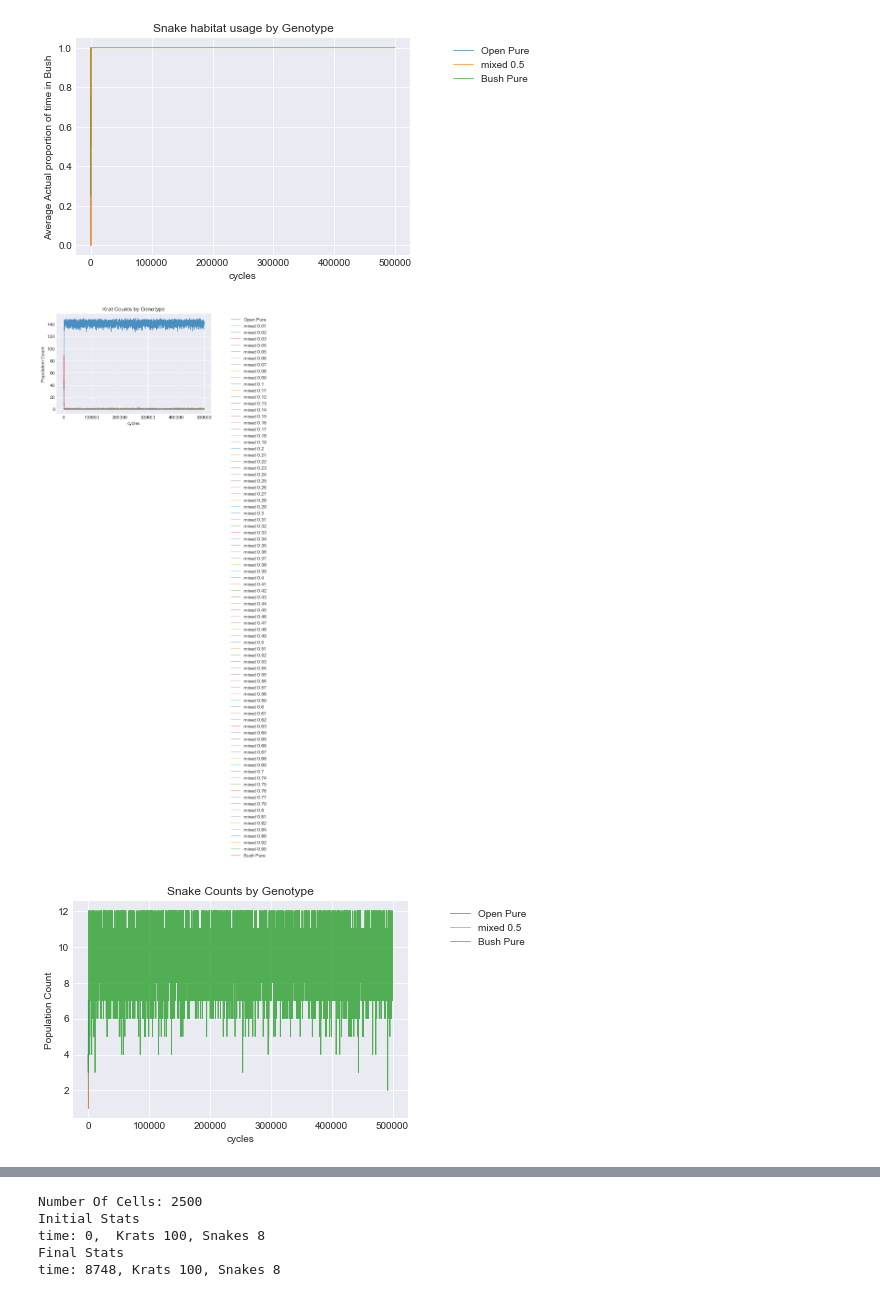
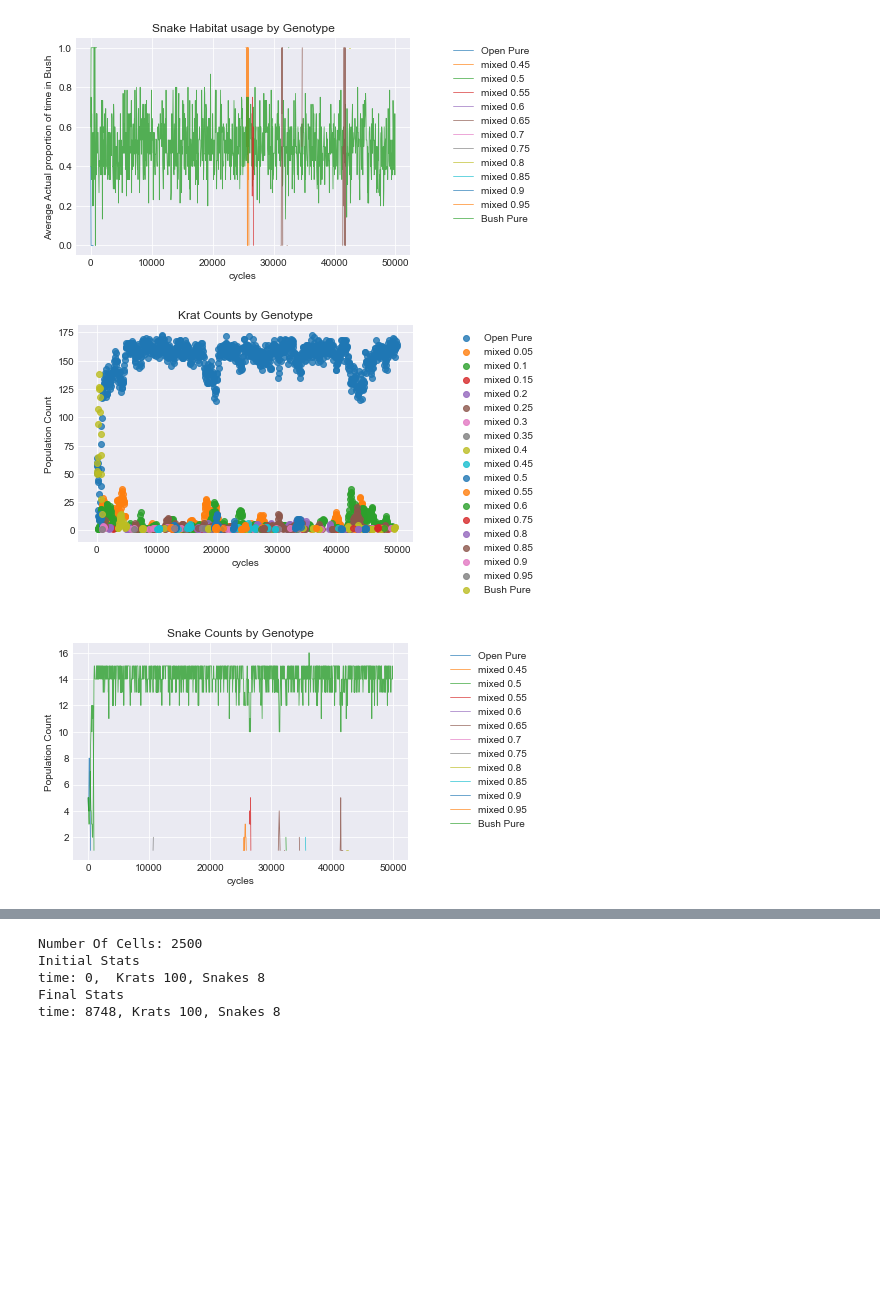
Before and after one commit to michaelremington2/uumarrty, a Jupyter notebook: ecosystem_sim/SimPostDataAnalysis.ipynb, the cells around one changed output, grey strips where cells are left out. Cells and saved outputs as stored; diff of their text form; code cells hidden in the pictures; blank space fills up the shorter version.

```diff
--- a/ecosystem_sim/SimPostDataAnalysis.ipynb
+++ b/ecosystem_sim/SimPostDataAnalysis.ipynb
@@ -2,9 +2,9 @@
 import pandas as pd
 import matplotlib.pyplot as plt
 import numpy as np
-kratdata=pd.read_csv('krat_energy_equal.csv',header=None)
+kratdata=pd.read_csv('krat_energy.csv',header=None)
 kratdata.columns = ['krat_id', 'cycle','open_pw','bush_pw','energy_score','movements','cell_id','microhabitat','snakes_in_cell','owls_in_cell']
-snakedata=pd.read_csv('snake_energy_equal.csv',header=None)
+snakedata=pd.read_csv('snake_energy.csv',header=None)
 snakedata.columns = ['snake_id', 'cycle','open_pw','bush_pw','energy_score','movements','cell_id','microhabitat','krats_in_cell','owls_in_cell']
 #kratdata.sort_values(by=['owls_in_cell'], ascending=False).head(20)
 #snakedata.head().sort_values(by=['owls_in_cell'], ascending=False)
@@ -234,7 +252,7 @@ plt.legend(bbox_to_anchor=(1.10, 1), loc='upper left')
 
 plt.show()
 # %% [output]
-[figure, old version]
+[figure, new version]
 # %%
 ###########################
 ## Krat Counts By Genotype
@@ -245,7 +263,7 @@ df = df.reset_index()
 df.columns = ['cycle','bush_pw', "Pop Count"]
 df = df.pivot(index="cycle", columns="bush_pw").reset_index()
 df.columns
-df = df.fillna(0)
+#df = df.fillna(0)
 col_name = []
 color_dict = {}
 color_change = 5
@@ -277,35 +295,36 @@ for i in df.columns:
             if label not in color_dict:
                 red = 125 - color_change*blue_counter
                 blue = 135 + color_change*blue_counter
                 color_dict[label] = (red,15,blue)
                 blue_counter += 1
         elif i[1] == 0.5:
             if label not in color_dict:
                 color_dict[label] = (128,0,128)
     col_name.append(label)
 
 df.columns = col_name
 
 cols = list(filter(lambda x: x!='cycle' , list(df)))
 
 #
 # style
 plt.style.use('seaborn-darkgrid')
 
 plt.figure()
 for i in cols:
     s = rgb_to_hex(color_dict[i])
     #plt.plot(df['cycle'], df[i],s.upper(), linewidth=.8, alpha=0.8, label = i)
-    plt.plot(df['cycle'], df[i], linewidth=.8, alpha=0.8, label = i)
+    plt.scatter(df['cycle'], df[i], alpha=0.8 , label = i)
+    #plt.plot(df['cycle'], df[i], linewidth=.8, alpha=0.8, label = i)
 
 plt.xlabel("cycles")
 plt.ylabel("Population Count")
 plt.title("Krat Counts by Genotype")
 plt.legend(bbox_to_anchor=(1.10, 1), loc='upper left')
 
 plt.show()
 # %% [output]
-[figure, old version]
+[figure, new version]
 # %%
 ###########################
 ## Snake Counts By Genotype
@@ -367,7 +386,7 @@ plt.legend(bbox_to_anchor=(1.10, 1), loc='upper left')
 
 plt.show()
 # %% [output]
-[figure, old version]
+[figure, new version]
 # %%
 df = snakedata.groupby(["cycle", "bush_pw"]).snake_id.nunique()
 df = df.reset_index()
```
Also changed, not shown: parts of 6 cells of this notebook, 3 other files.
